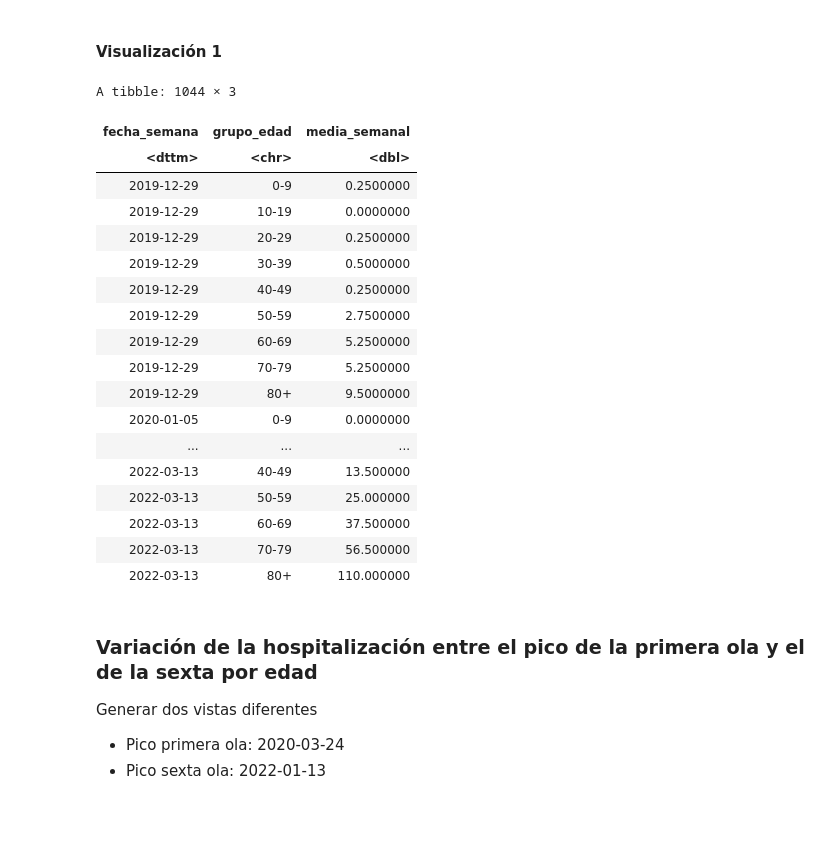
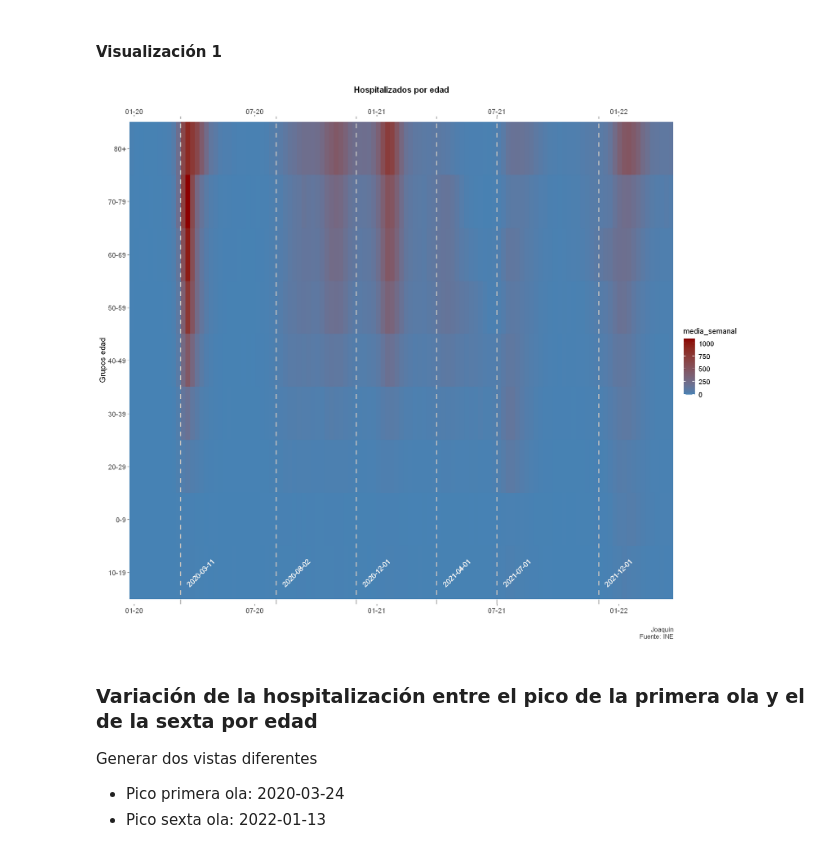
Before and after one commit to Atuneros/trabajos, a Jupyter notebook: visualizacion/practica1.ipynb, the cells around one changed output. Cells and saved outputs as stored; diff of their text form; code cells hidden in the pictures; blank space fills up the shorter version.

```diff
--- a/visualizacion/practica1.ipynb
+++ b/visualizacion/practica1.ipynb
@@ -393,28 +426,37 @@ df2 <- covid_provincias_poblacion  %>%
       ungroup ()
 # %% [markdown]
 #### Visualización 1
-# %%
-df2
-# %% [output]
-A tibble: 1044 × 3
-| fecha_semana | grupo_edad | media_semanal |
-| <dttm> | <chr> | <dbl> |
-| 2019-12-29 | 0-9 | 0.2500000 |
-| 2019-12-29 | 10-19 | 0.0000000 |
-| 2019-12-29 | 20-29 | 0.2500000 |
-| 2019-12-29 | 30-39 | 0.5000000 |
-| 2019-12-29 | 40-49 | 0.2500000 |
-| 2019-12-29 | 50-59 | 2.7500000 |
-| 2019-12-29 | 60-69 | 5.2500000 |
-| 2019-12-29 | 70-79 | 5.2500000 |
-| 2019-12-29 | 80+ | 9.5000000 |
-| 2020-01-05 | 0-9 | 0.0000000 |
-| ... | ... | ... |
-| 2022-03-13 | 40-49 | 13.500000 |
-| 2022-03-13 | 50-59 | 25.000000 |
-| 2022-03-13 | 60-69 | 37.500000 |
-| 2022-03-13 | 70-79 | 56.500000 |
-| 2022-03-13 | 80+ | 110.000000 |
+# %%
+options(repr.plot.width=14, repr.plot.height=12)
+
+color <- "#f1f1f1"
+angle <- 45
+
+ggplot(data = df2, aes(x = as.Date(fecha_semana), y = reorder(grupo_edad,(media_semanal)), fill=media_semanal)) +
+  geom_tile()+
+  scale_fill_gradient(low = "steelblue", high = "red4")+
+  geom_vline(xintercept = as.Date(olas), linetype = "dashed",
+             color = "grey", size = 1) +
+  geom_text(aes(x = olas[1]+30, label = olas[1], y=1), colour=color, angle=angle) +
+  geom_text(aes(x = olas[2]+30, label = olas[2], y=1), colour=color, angle=angle) +
+  geom_text(aes(x = olas[3]+30, label = olas[3], y=1), colour=color, angle=angle) +
+  geom_text(aes(x = olas[4]+30, label = olas[4], y=1), colour=color, angle=angle) +
+  geom_text(aes(x = olas[5]+30, label = olas[5], y=1), colour=color, angle=angle) +
+  geom_text(aes(x = olas[6]+30, label = olas[6], y=1), colour=color, angle=angle) +
+  scale_x_date(
+               date_labels = "%m-%y",
+               expand =  c(0,1),
+               sec.axis = dup_axis()) + #uso de doble eje
+  labs(x = "",
+       y = "Grupos edad",
+       title = "Hospitalizados por edad",
+       caption = "Joaquín\nFuente: INE") +
+  theme_a() +
+  theme (
+        panel.border = element_blank(),
+        panel.background = element_blank())
+# %% [output]
+[figure, added]
 # %% [markdown]
 ### Variación de la hospitalización  entre el pico de la primera ola y el de la sexta por edad
 
```
Also changed, not shown: parts of 9 cells of this notebook.
